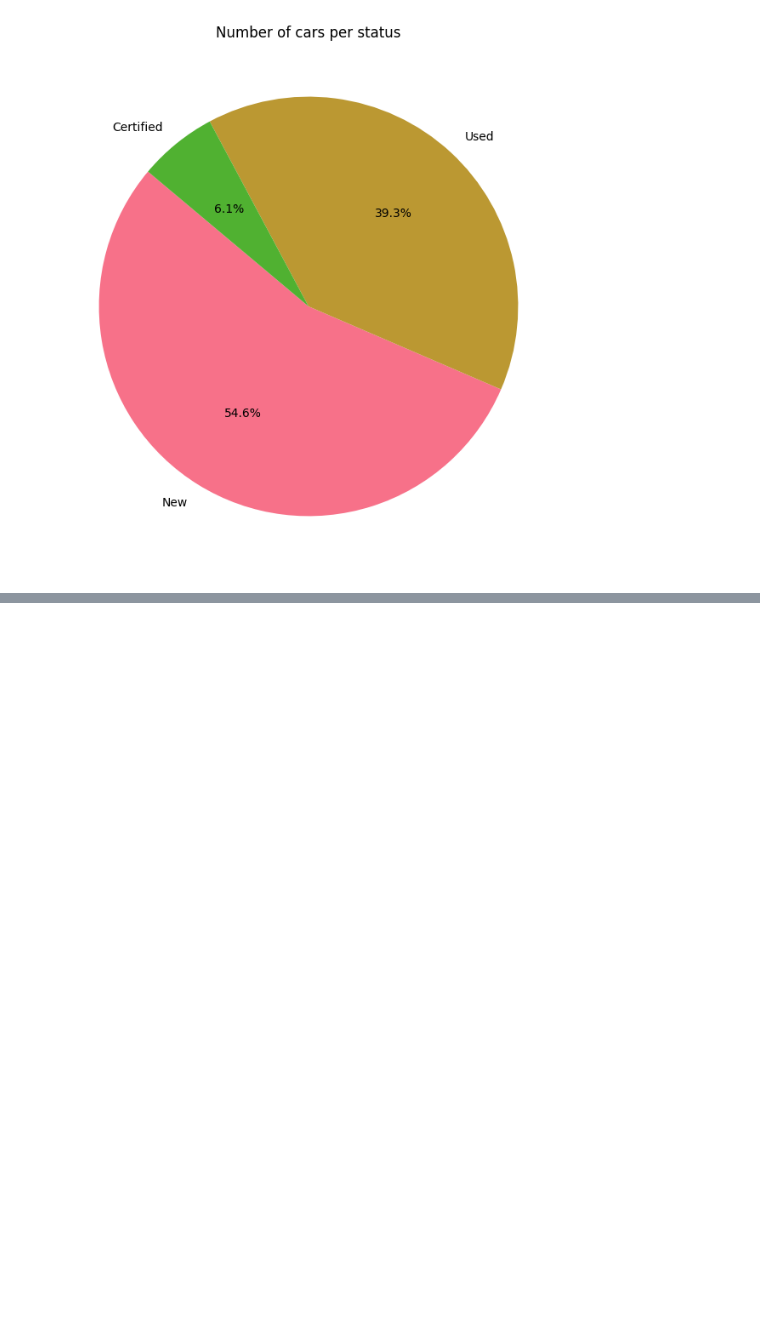
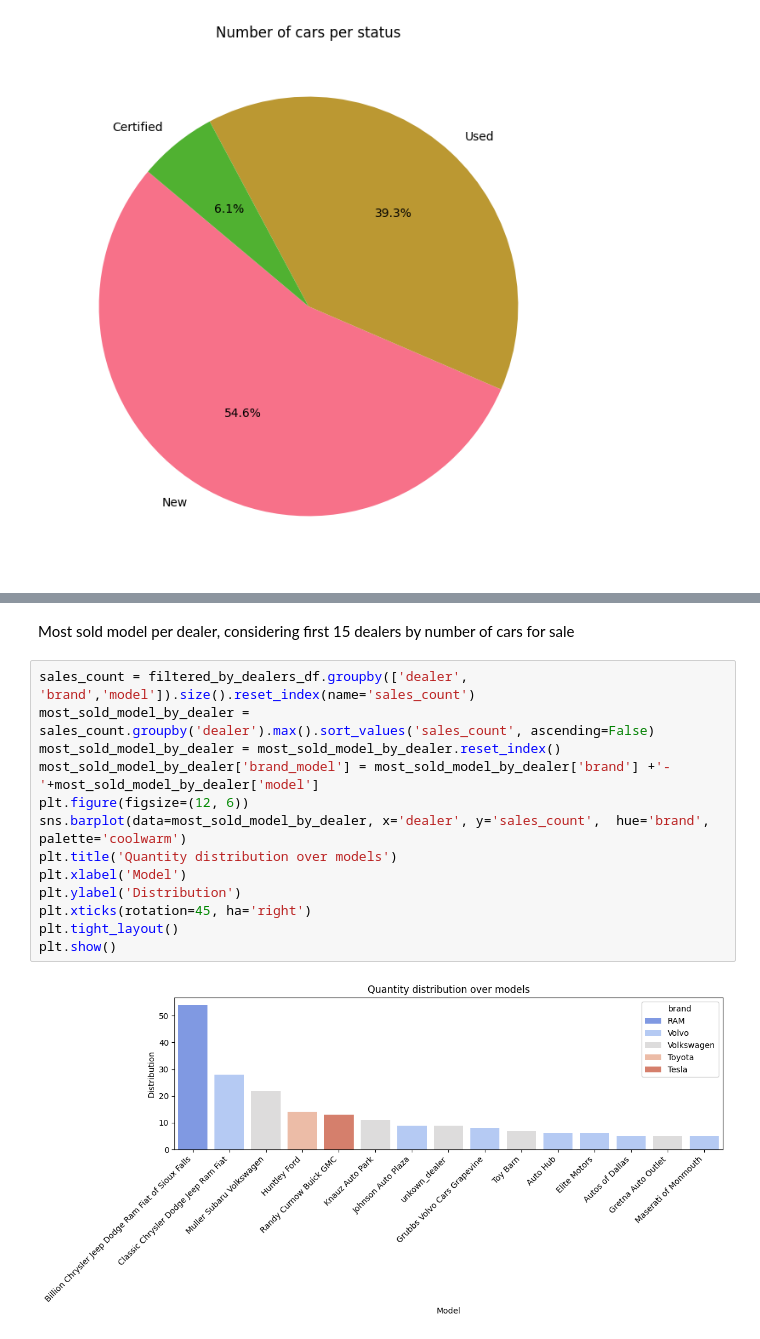
Before and after one commit to alessiogianello/US_cars_analysis, a Jupyter notebook: main.ipynb, the cells around one changed output, grey strips where cells are left out. Cells and saved outputs as stored; diff of their text form; blank space fills up the shorter version.

```diff
--- a/main.ipynb
+++ b/main.ipynb
@@ -398,0 +454,17 @@ plt.show()
+# %% [markdown]
+Most sold model per dealer, considering first 15 dealers by number of cars for sale
+# %%
+sales_count = filtered_by_dealers_df.groupby(['dealer', 'brand','model']).size().reset_index(name='sales_count')
+most_sold_model_by_dealer = sales_count.groupby('dealer').max().sort_values('sales_count', ascending=False)
+most_sold_model_by_dealer = most_sold_model_by_dealer.reset_index()
+most_sold_model_by_dealer['brand_model'] = most_sold_model_by_dealer['brand'] +'-'+most_sold_model_by_dealer['model']
+plt.figure(figsize=(12, 6))
+sns.barplot(data=most_sold_model_by_dealer, x='dealer', y='sales_count',  hue='brand', palette='coolwarm')
+plt.title('Quantity distribution over models')
+plt.xlabel('Model')
+plt.ylabel('Distribution')
+plt.xticks(rotation=45, ha='right')
+plt.tight_layout()
+plt.show()
+# %% [output]
+[figure, added]
```
Also changed, not shown: parts of 6 cells of this notebook, 2 other files.
